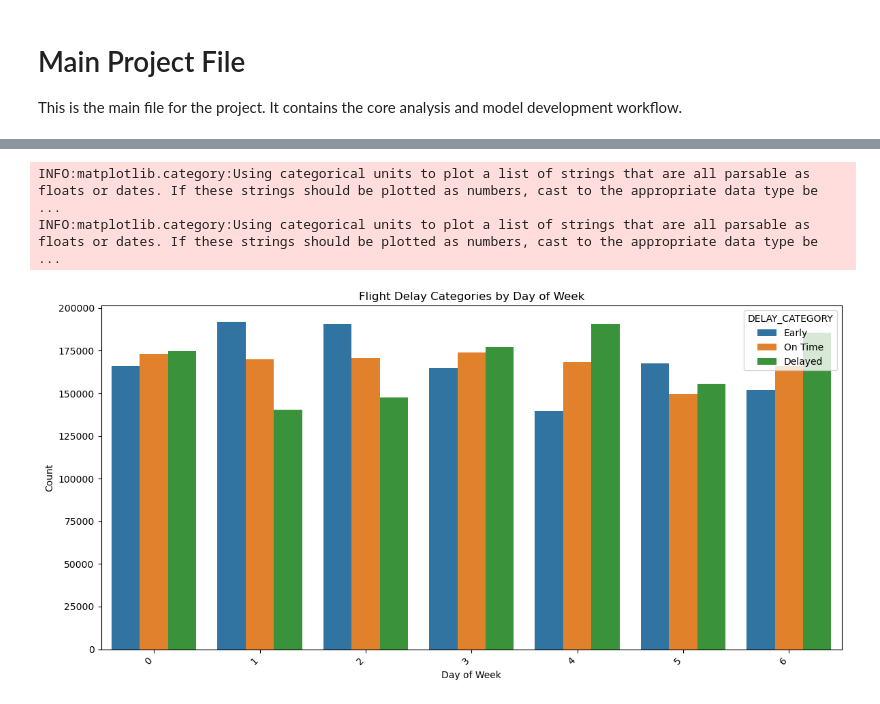
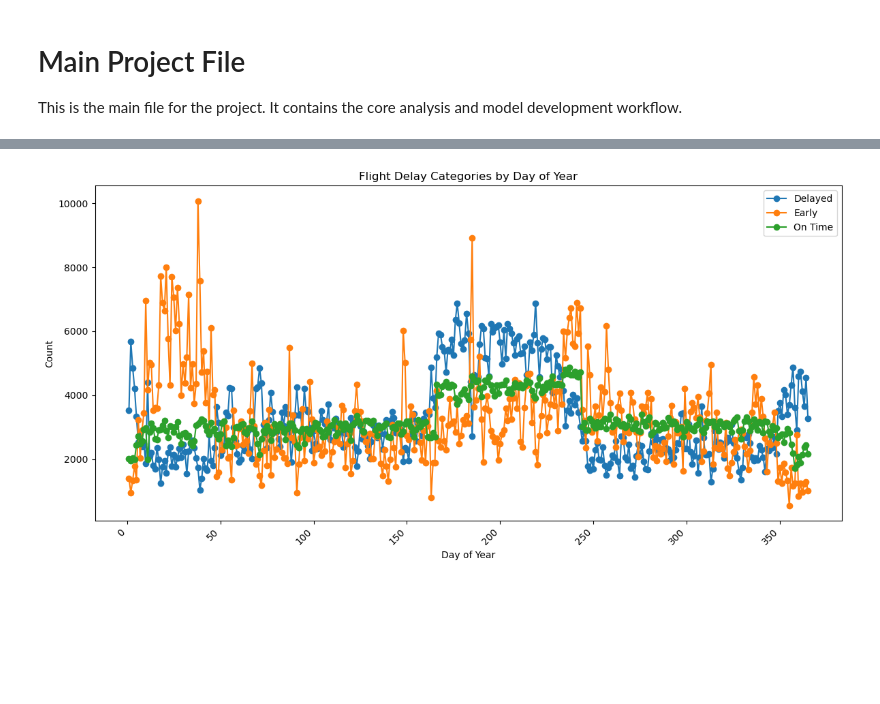
Before and after one commit to mattlundberg/Project-2, a Jupyter notebook: src/main.ipynb, the cells around one changed output, grey strips where cells are left out. Cells and saved outputs as stored; diff of their text form; code cells hidden in the pictures; blank space fills up the shorter version.

Commit message:
Updated ModelHelper
Added saving and load of the data locally so the data does not need to be downloaded every time.

Added day of year instead of day of week.

```diff
--- a/src/main.ipynb
+++ b/src/main.ipynb
@@ -92,25 +92,30 @@ plt.show()
 # %%
-# Create a bar plot showing delay categories by day of week
+# Create a line plot showing delay categories by day of week
 plt.figure(figsize=(12, 6))
-sns.countplot(data=flight_data, x='DAY_OF_WEEK', hue='DELAY_CATEGORY')
+
+# Group by day of week and delay category to get counts
+delay_counts = flight_data.groupby(['DAY_OF_YEAR', 'DELAY_CATEGORY']).size().unstack()
+
+# Plot lines for each delay category
+for category in delay_counts.columns:
+    plt.plot(delay_counts.index, delay_counts[category], marker='o', label=category)
 
 # Rotate x-axis labels for better readability
 plt.xticks(rotation=45, ha='right')
 
 # Add labels and title
-plt.xlabel('Day of Week')
+plt.xlabel('Day of Year')
 plt.ylabel('Count')
-plt.title('Flight Delay Categories by Day of Week')
+plt.title('Flight Delay Categories by Day of Year')
+plt.legend()
 
 # Adjust layout to prevent label cutoff
 plt.tight_layout()
 
 # Show the plot
 plt.show()
 # %% [output]
-INFO:matplotlib.category:Using categorical units to plot a list of strings that are all parsable as floats or dates. If these strings should be plotted as numbers, cast to the appropriate data type be ...
-INFO:matplotlib.category:Using categorical units to plot a list of strings that are all parsable as floats or dates. If these strings should be plotted as numbers, cast to the appropriate data type be ...
-[figure, old version]
+[figure, new version]
 # %%
 model, scores = model_helper.train_flight_delay_model("logistic_regression")
 
```
Also changed, not shown: parts of 5 cells of this notebook, 2 other files.
